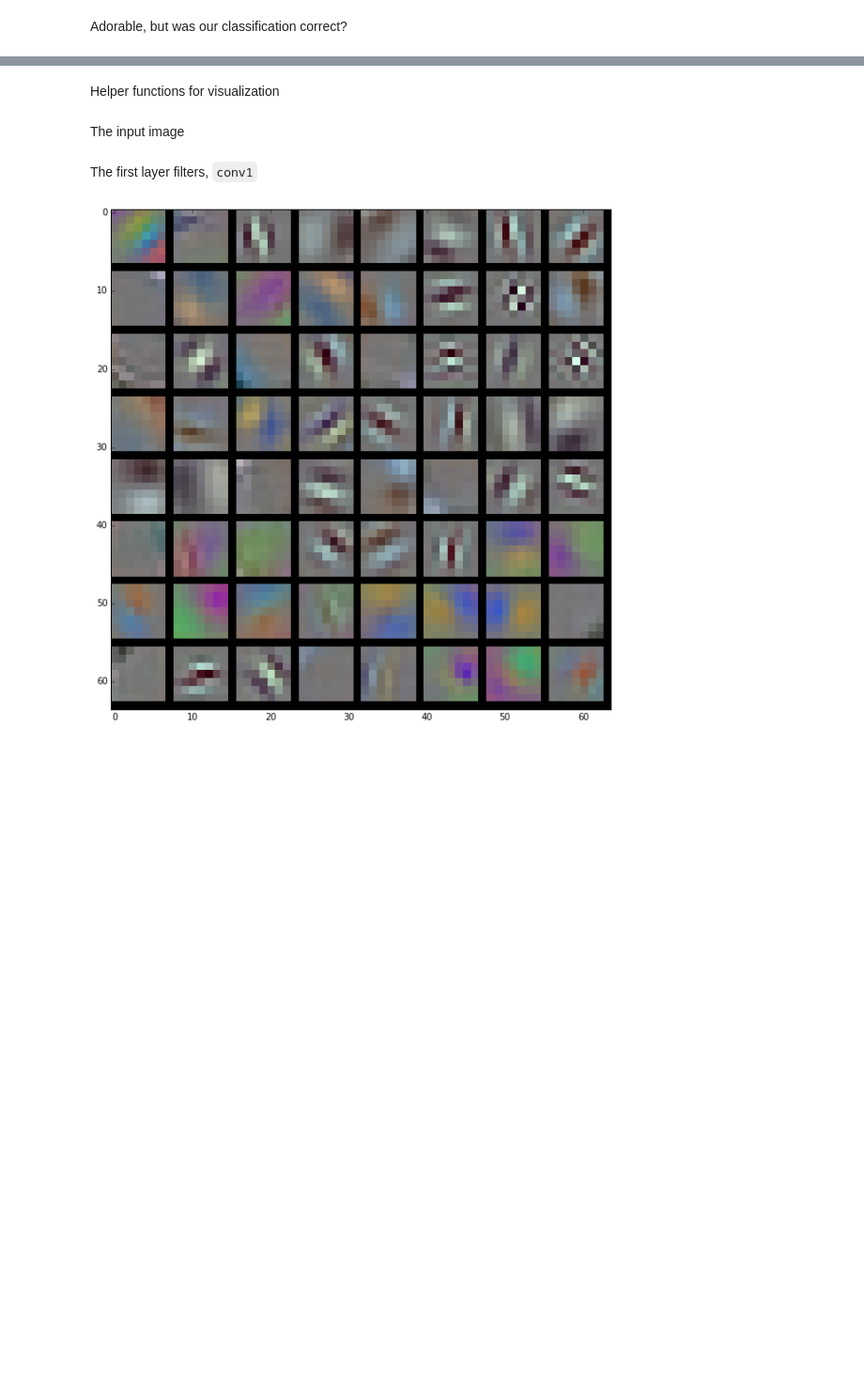
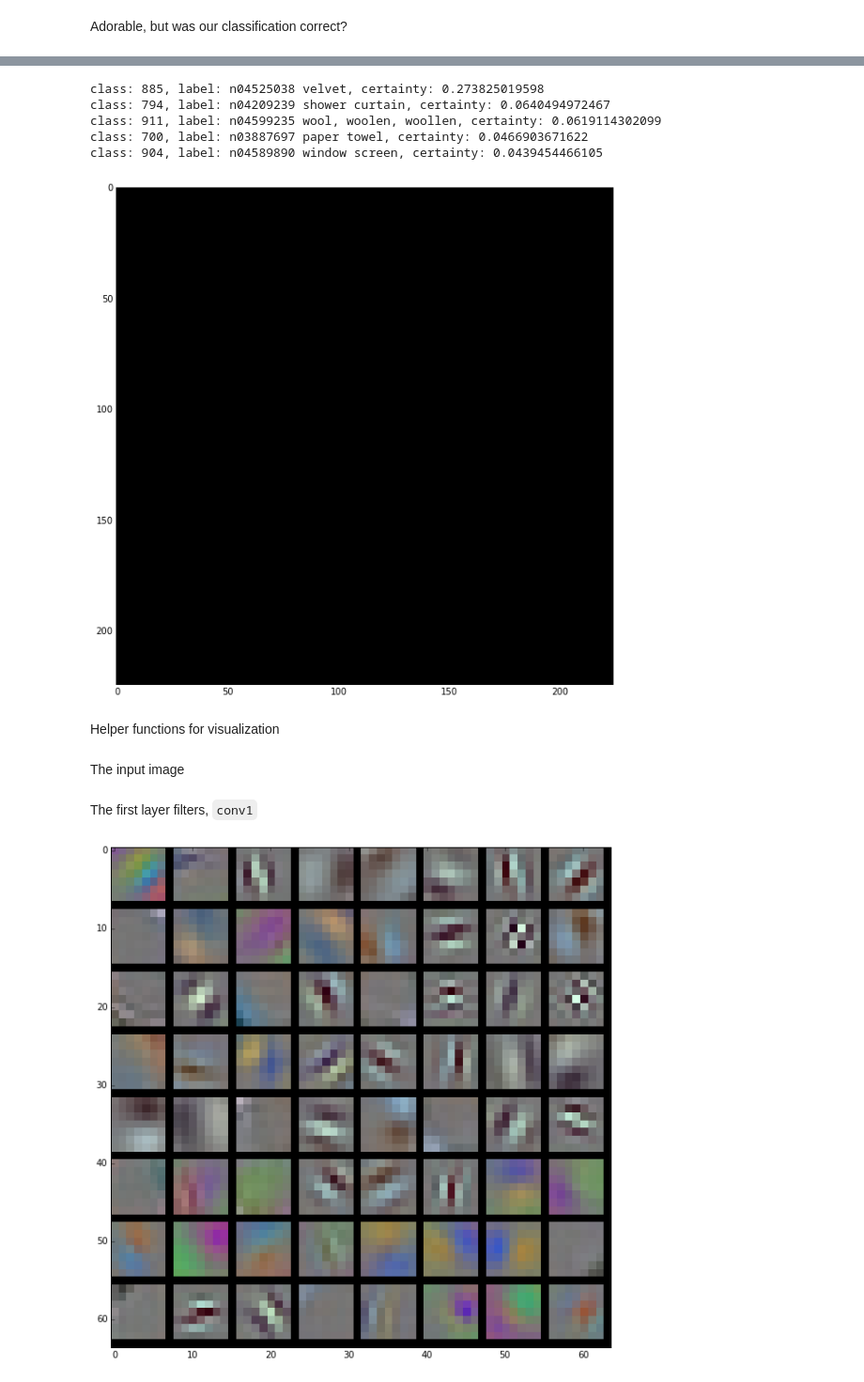
Before and after one commit to jvns/neural-nets-are-weird, a Jupyter notebook: notebooks/neural-nets-are-weird.ipynb, the cells around one changed output, grey strips where cells are left out. Shown at 94% size. Cells and saved outputs as stored; diff of their text form; code cells hidden in the pictures; blank space fills up the shorter version.

```diff
--- a/notebooks/neural-nets-are-weird.ipynb
+++ b/notebooks/neural-nets-are-weird.ipynb
@@ -81,0 +96,13 @@ Adorable, but was our classification correct?
+# %%
+def predict(data, n_preds=6):
+    net = load_model()
+    net.blobs['data'].data[...] = data
+    plt.imshow(transformer.deprocess('data', net.blobs['data'].data[0]))
+    out = net.forward()['prob']
+    probs = out[0]
+    prediction = probs.argmax()
+    top_k = probs.argsort()[::-1]
+    for pred in top_k[:n_preds]:
+        print "class: {cls}, label: {label}, certainty: {certainty}".format(
+            cls=pred, label=labels[pred], certainty=probs[pred])
+    return out
@@ -254,0 +217,9 @@ class: 412, label: n02747177 ashcan, trash can, garbage can, wastebin, ash bin,
+# %%
+predict(np.zeros_like(gr))
+# %% [output]
+class: 885, label: n04525038 velvet, certainty: 0.273825019598
+class: 794, label: n04209239 shower curtain, certainty: 0.0640494972467
+class: 911, label: n04599235 wool, woolen, woollen, certainty: 0.0619114302099
+class: 700, label: n03887697 paper towel, certainty: 0.0466903671622
+class: 904, label: n04589890 window screen, certainty: 0.0439454466105
+[figure, added]
```
Also changed, not shown: parts of 32 cells of this notebook.
